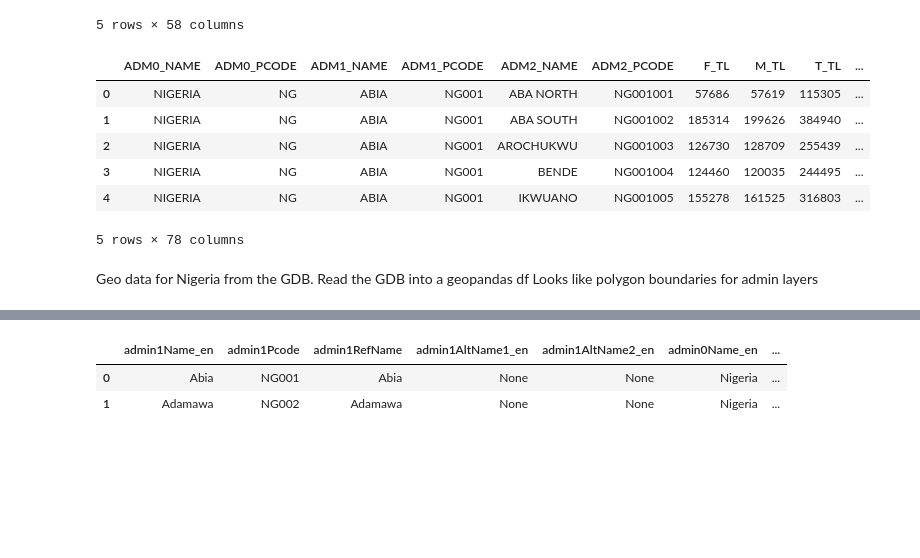
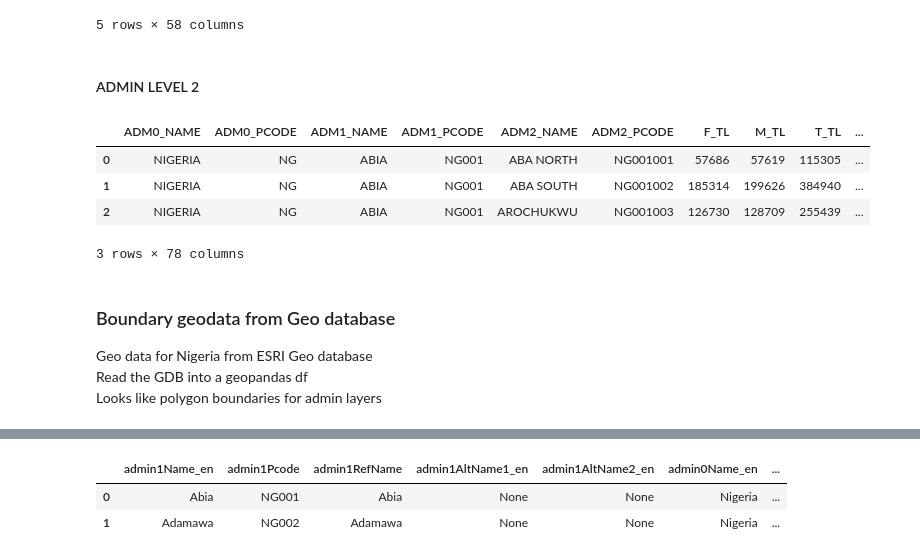
Before and after one commit to stevecrawshaw/hackathon, a Jupyter notebook: hackathon_eda_sc_1.ipynb, the cells around one changed output, grey strips where cells are left out. Saved outputs shown, nothing was run; the diff lists cells and outputs as text; code cells hidden in the pictures; blank space fills up the shorter version.

```diff
--- a/hackathon_eda_sc_1.ipynb
+++ b/hackathon_eda_sc_1.ipynb
@@ -62,21 +68,21 @@ nga_adm1_2020_df_raw.head()
 | 3 | NIGERIA | NG | ANAMBRA | NG004 | 2932876 | 3003908 | 5936784 | 319470 | 334304 | 379733 | ... |
 | 4 | NIGERIA | NG | BAUCHI | NG005 | 3272516 | 3417618 | 6690134 | 639299 | 509011 | 402259 | ... |
 5 rows × 58 columns
+# %% [markdown]
+#### ADMIN LEVEL 2
 # %%
-# ADMIN LEVEL 2
 # Nigeria administrative level 2 (local government area) 2016 projected population statistics
-nga_adm2_2020_df_raw = pd.read_csv('https://data.humdata.org/dataset/a7c3de5e-ff27-4746-99cd-05f2ad9b1066/resource/562e7757-0683-4d61-87bd-a7c94af2ee38/download/nga_admpop_adm2_2020.csv')
-nga_adm2_2020_df_raw.head()
+nga_adm2_2020_df_raw.head(3)
 # %% [output]
 |  | ADM0_NAME | ADM0_PCODE | ADM1_NAME | ADM1_PCODE | ADM2_NAME | ADM2_PCODE | F_TL | M_TL | T_TL | ... |
 | 0 | NIGERIA | NG | ABIA | NG001 | ABA NORTH | NG001001 | 57686 | 57619 | 115305 | ... |
 | 1 | NIGERIA | NG | ABIA | NG001 | ABA SOUTH | NG001002 | 185314 | 199626 | 384940 | ... |
 | 2 | NIGERIA | NG | ABIA | NG001 | AROCHUKWU | NG001003 | 126730 | 128709 | 255439 | ... |
-| 3 | NIGERIA | NG | ABIA | NG001 | BENDE | NG001004 | 124460 | 120035 | 244495 | ... |
-| 4 | NIGERIA | NG | ABIA | NG001 | IKWUANO | NG001005 | 155278 | 161525 | 316803 | ... |
-5 rows × 78 columns
+3 rows × 78 columns
 # %% [markdown]
-Geo data for Nigeria from the GDB.
+### Boundary geodata from Geo database
+
+Geo data for Nigeria from ESRI Geo database
 Read the GDB into a geopandas df
 Looks like polygon boundaries for admin layers
 # %%
```
Also changed, not shown: parts of 9 cells of this notebook.
